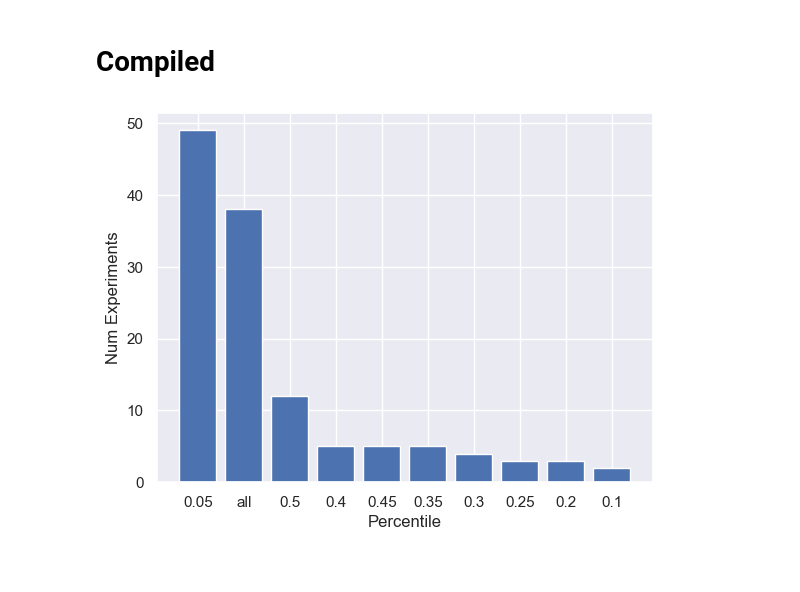
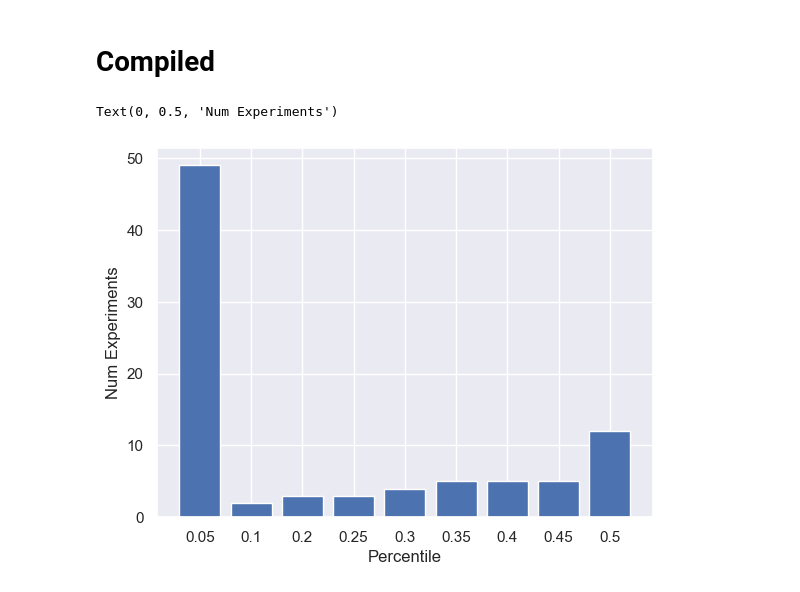
Before and after one commit to Mythreyi-V/glass-box-fid, a Jupyter notebook: 0_results_and_analysis/heuristics_results.ipynb, the cells around one changed output. Drawn from its saved outputs; the diff is of its cells as text; code cells hidden in the pictures.

Commit message:
Update heuristics results graph

```diff
--- a/0_results_and_analysis/heuristics_results.ipynb
+++ b/0_results_and_analysis/heuristics_results.ipynb
@@ -191,26 +191,29 @@ plt.show()
 # %%
 percents = []
 percents.extend(cls_percents)
 percents.extend(reg_percents)
 
 w = Counter(percents)
 w=w.most_common()
 
 x_s = []
 y_s = []
 for pair in w:
     key = pair[0]
     if type(key)==float:
         key=round(key,2)
         key=str(key)
-    x_s.append(key)
-    y_s.append(pair[1])
+        x_s.append(key)
+        y_s.append(pair[1])
+
+o = np.argsort(x_s)
+x_s = np.array(x_s)[o]
+y_s = np.array(y_s)[o]
 
 plt.bar(x_s, y_s)
 plt.xlabel("Best Percentile of Top-K Features")
 plt.xlabel("Percentile")
 plt.ylabel("Num Experiments")
-
-w_reg = w
 # %% [output]
+Text(0, 0.5, 'Num Experiments')
-[figure, old version]
+[figure, new version]
```
Also changed, not shown: parts of 2 cells of this notebook.
